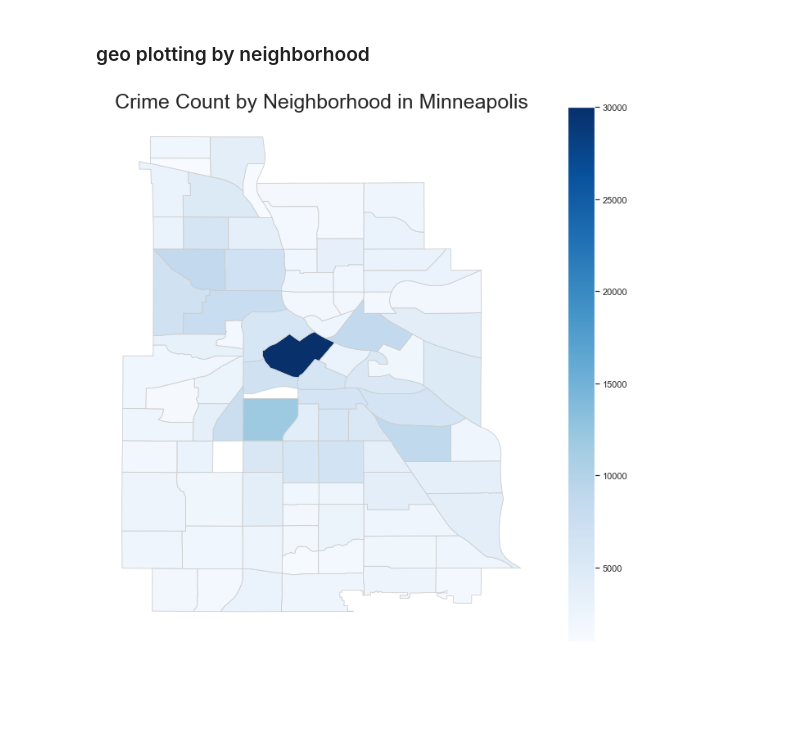
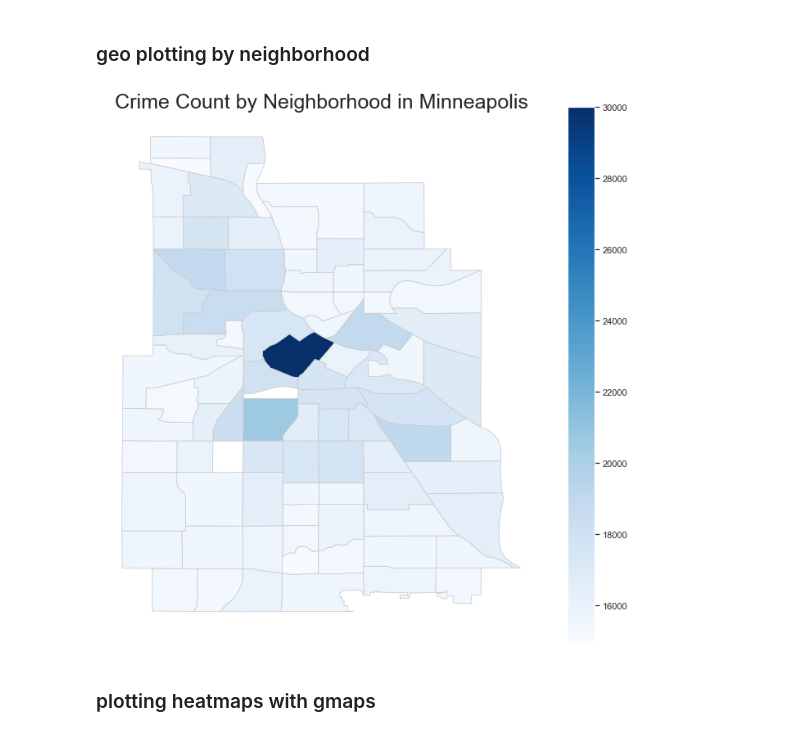
Before and after one commit to ksenluu/MSDS_AI_Capstone, a Jupyter notebook: Minneapolis Crime Prediction.ipynb, the cells around one changed output. Drawn from its saved outputs; the diff is of its cells as text; code cells hidden in the pictures; blank space fills up the shorter version.

```diff
--- a/Minneapolis Crime Prediction.ipynb
+++ b/Minneapolis Crime Prediction.ipynb
@@ -279,6 +295,23 @@ plt.show()
 [figure]
 # %% [markdown]
 Theft (other), theft from motor vehicles, burglary and grand theft auto are far and away the most common crime types in Minneapolis (apparently a lot of kleptomaniacs).
+# %%
+# look into crime type by day
+
+# pd.set_option('display.max_rows', None)
+# df.groupby(['DoW', 'Offense']).count()
+
+# set plot specs
+sns.set(rc={'figure.figsize':(15, 7)})
+
+# plot
+s = sns.countplot(x='DoW', order=['Sunday','Monday','Tuesday','Wednesday','Thursday','Friday','Saturday'], data=df, hue='Offense')
+s.set_xlabel('DoW', fontsize=20)
+s.set_ylabel('Count', fontsize=20)
+s.axes.set_title('Crime Type by DoW and Offense', fontsize=20)
+s.tick_params(labelsize=11)
+s.set_xticklabels(s.get_xticklabels(), rotation=45)
+plt.show()
 # %% [markdown]
 ### neighborhood breakdown
 # %%
@@ -321,6 +354,7 @@ These are our safest neighborhood's by crime counts.
 ### precinct breakdown
 # %%
 # plot precincts with precinct numbers
+precinct = gpd.read_file('Mnpls_Data/Mnpls_Geo_data/Minneapolis_Police_Precincts.shp')
 precinct["center"] = precinct["geometry"].centroid
 precinct_copy = precinct.copy()
 precinct_copy.set_geometry("center", inplace = True)
@@ -435,34 +474,36 @@ merged_geo = hoods.set_index('Neighborhood').join(df_sub.set_index('Neighborhood
 # %%
 # plot
 
 # set the range for the choropleth
-vmin, vmax = 1000, 30000
+vmin, vmax = 15000, 30000
 
 # create figure and axes for Matplotlib
 fig, ax = plt.subplots(1, figsize=(12, 12))
 
 # create map
 merged_geo.plot('Crime_Count', cmap='Blues', linewidth=0.8, ax=ax, edgecolor='0.8')
 
 # remove the axis
 ax.axis('off')
 
 # add a title
 ax.set_title('Crime Count by Neighborhood in Minneapolis', fontdict={'fontsize': '25', 'fontweight' : '3'})
 
 # Create colorbar as a legend
 sm = plt.cm.ScalarMappable(cmap='Blues', norm=plt.Normalize(vmin=vmin, vmax=vmax))
 sm._A = []
 cbar = fig.colorbar(sm)
 
 # find centroids
 merged_geo["center"] = merged_geo["geometry"].centroid
 merged_geo_copy = merged_geo.copy()
 merged_geo_copy.set_geometry("center", inplace = True)
 
 # this will save the figure as a high-res png. you can also save as svg
 fig.savefig('Mnpls_Crime_by_hood.png', dpi=150)
 # %% [output]
-[figure, old version]
+[figure, new version]
+# %% [markdown]
+### plotting heatmaps with gmaps
 # %%
 import gmaps
```
Also changed, not shown: parts of 10 cells of this notebook.
